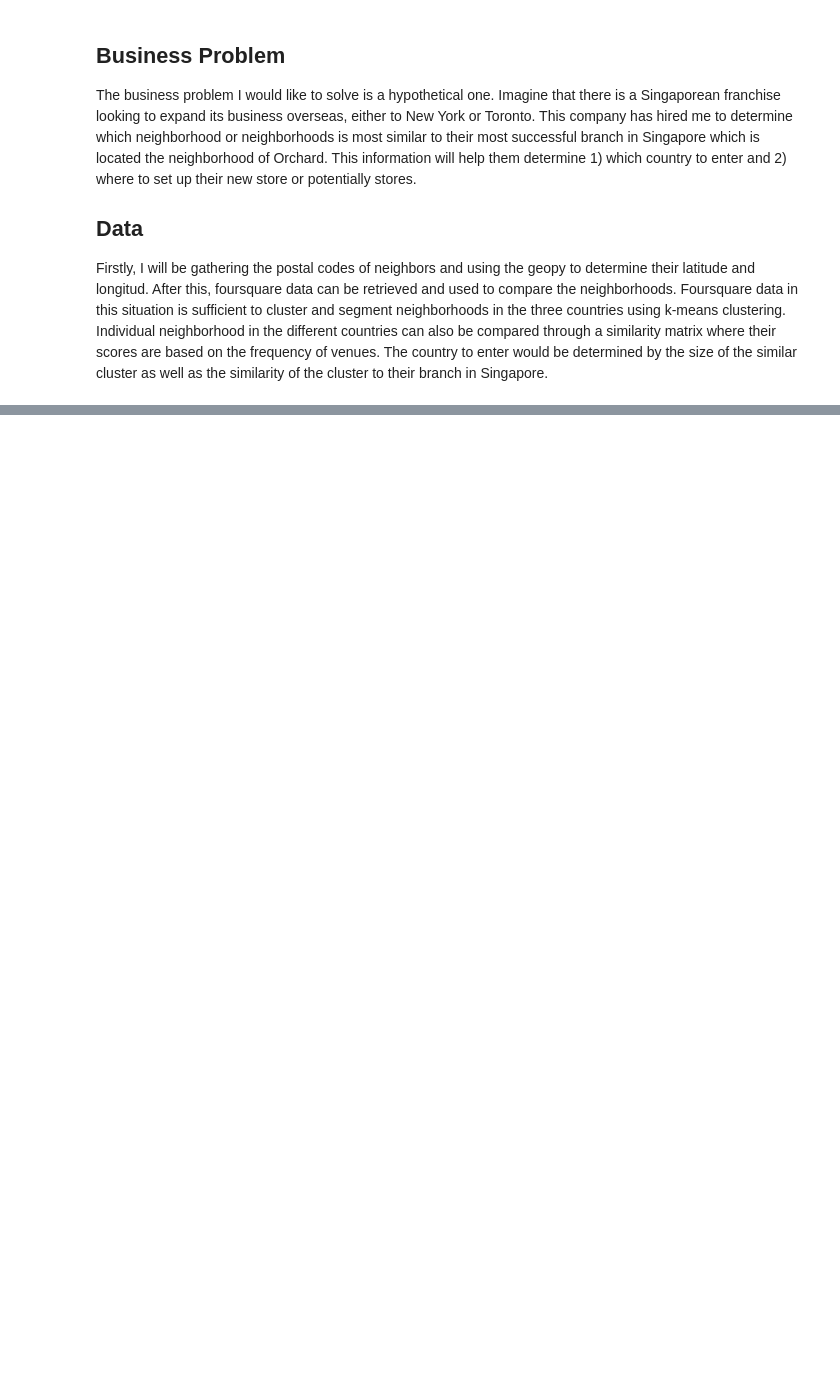
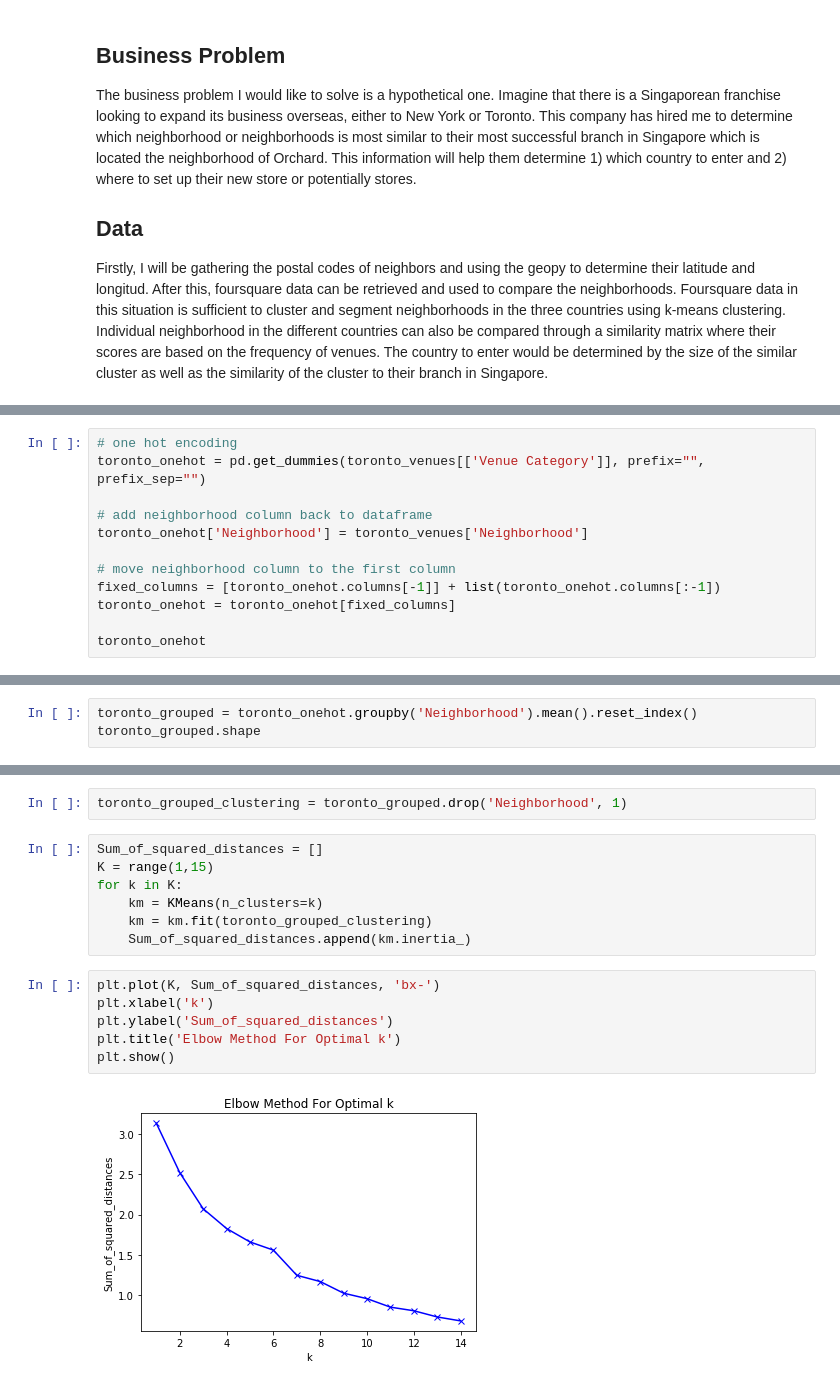
Before and after one commit to Shauniqlo/IBM_CapStone, a Jupyter notebook: capstone.ipynb, the cells around one changed output, grey strips where cells are left out. Cells and saved outputs as stored; diff of their text form; blank space fills up the shorter version.

```diff
--- a/capstone.ipynb
+++ b/capstone.ipynb
@@ -17,0 +222,12 @@ Firstly, I will be gathering the postal codes of neighbors and using the geopy t
+# %%
+# one hot encoding
+toronto_onehot = pd.get_dummies(toronto_venues[['Venue Category']], prefix="", prefix_sep="")
+
+# add neighborhood column back to dataframe
+toronto_onehot['Neighborhood'] = toronto_venues['Neighborhood']
+
+# move neighborhood column to the first column
+fixed_columns = [toronto_onehot.columns[-1]] + list(toronto_onehot.columns[:-1])
+toronto_onehot = toronto_onehot[fixed_columns]
+
+toronto_onehot
@@ -17,0 +248,3 @@ Firstly, I will be gathering the postal codes of neighbors and using the geopy t
+# %%
+toronto_grouped = toronto_onehot.groupby('Neighborhood').mean().reset_index()
+toronto_grouped.shape
@@ -17,0 +345,17 @@ Firstly, I will be gathering the postal codes of neighbors and using the geopy t
+# %%
+toronto_grouped_clustering = toronto_grouped.drop('Neighborhood', 1)
+# %%
+Sum_of_squared_distances = []
+K = range(1,15)
+for k in K:
+    km = KMeans(n_clusters=k)
+    km = km.fit(toronto_grouped_clustering)
+    Sum_of_squared_distances.append(km.inertia_)
+# %%
+plt.plot(K, Sum_of_squared_distances, 'bx-')
+plt.xlabel('k')
+plt.ylabel('Sum_of_squared_distances')
+plt.title('Elbow Method For Optimal k')
+plt.show()
+# %% [output]
+[figure, added]
```
Also changed, not shown: parts of 60 cells of this notebook.
